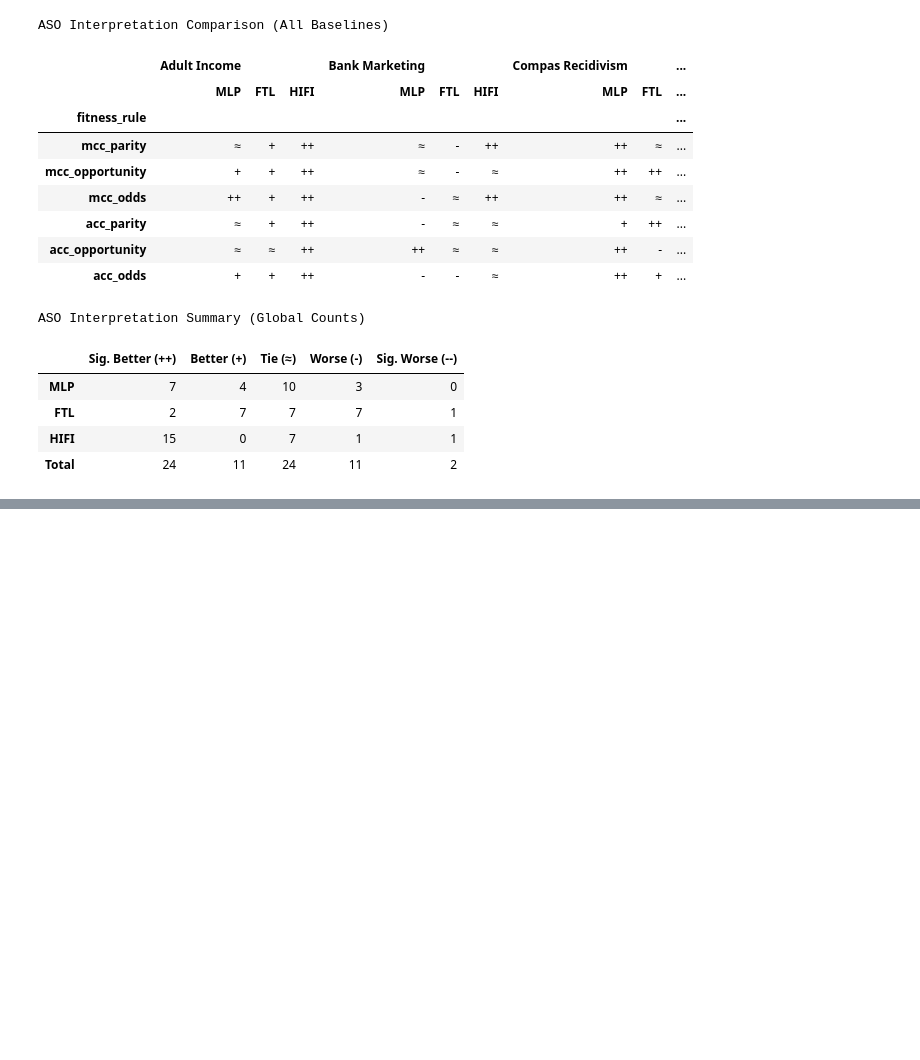
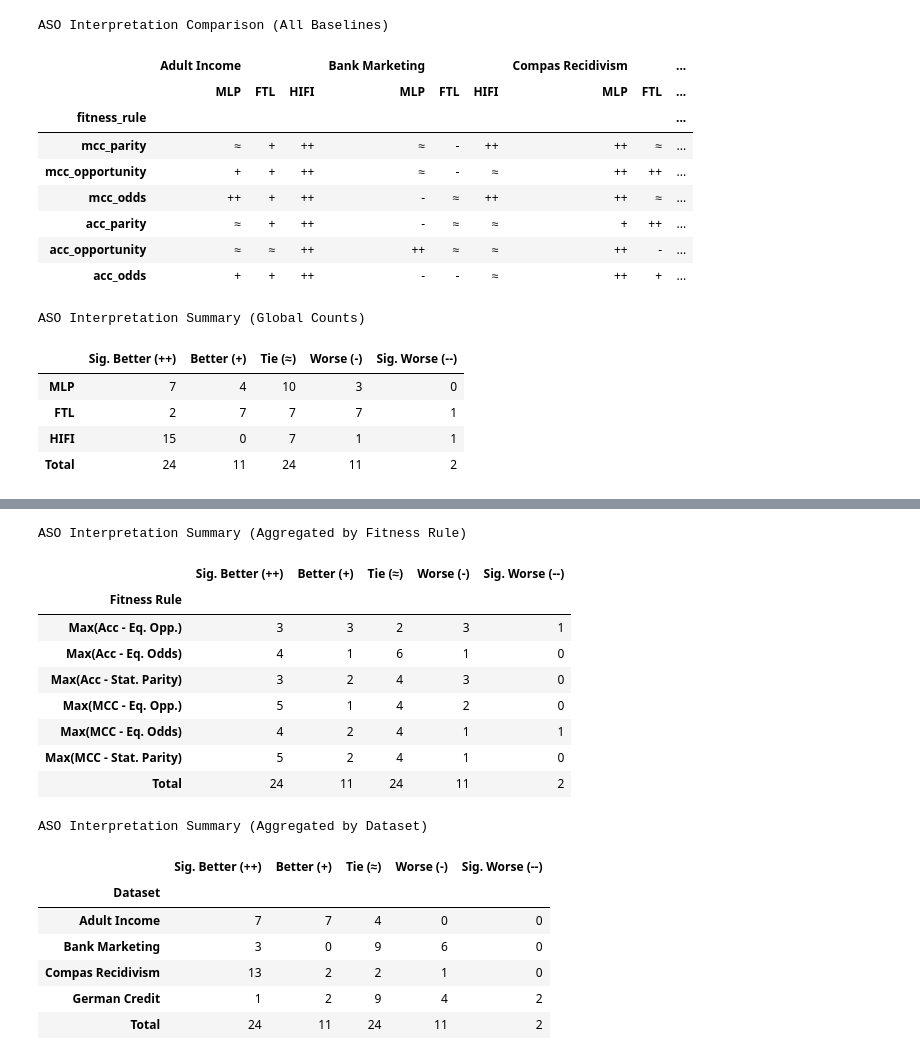
Before and after one commit to sabia-pesc/statistical-dependency-regularization, a Jupyter notebook: notebooks/main_results/generate_tables.ipynb, the cells around one changed output, grey strips where cells are left out. Cells and saved outputs as stored; diff of their text form; code cells hidden in the pictures; blank space fills up the shorter version.

```diff
--- a/notebooks/main_results/generate_tables.ipynb
+++ b/notebooks/main_results/generate_tables.ipynb
@@ -365,3 +487,60 @@ selected_columns = ['formatted_fitness', 'formatted_performance', 'formatted_fai
 for fitness_rule in fitness_rules:
     grouped_results.loc[fitness_rule][selected_columns].to_latex(f'tables/grouped_results_{fitness_rule}_crp.tex')
      #.to_latex(f'tables/grouped_results_{fitness_rule}_crp.tex', columns=selected_columns))
+# %%
+# Resumos de interpretação ASO agregados por fitness_rule e por dataset
+
+# Concatena todos os dados ASO em um único DataFrame
+all_aso_df = pd.concat([v.assign(Baseline=k) for k, v in all_aso_data.items()])
+
+# Ordem das interpretações e rótulos
+interpretation_order = ['significantly_better', 'better', 'tie', 'worse', 'significantly_worse']
+interpretation_labels = ['Sig. Better (++)', 'Better (+)', 'Tie (≈)', 'Worse (-)', 'Sig. Worse (--)']
+
+# Agregado por fitness_rule
+fitness_summary = (
+    all_aso_df.groupby('fitness_rule')['interpretation']
+    .value_counts()
+    .unstack(fill_value=0)
+)
+fitness_summary = fitness_summary.reindex(columns=interpretation_order, fill_value=0)
+fitness_summary.columns = interpretation_labels
+fitness_summary.index.name = 'Fitness Rule'
+fitness_summary = fitness_summary.rename(index=fitness_rules_abvr)
+fitness_summary.loc['Total'] = fitness_summary.sum()
+fitness_summary.to_latex('tables/aso_interpretation_summary_fitness_rule.tex')
+print('ASO Interpretation Summary (Aggregated by Fitness Rule)')
+display(fitness_summary)
+
+# Agregado por dataset
+dataset_summary = (
+    all_aso_df.groupby('dataset')['interpretation']
+    .value_counts()
+    .unstack(fill_value=0)
+)
+dataset_summary = dataset_summary.reindex(columns=interpretation_order, fill_value=0)
+dataset_summary.columns = interpretation_labels
+dataset_summary.index.name = 'Dataset'
+dataset_summary.loc['Total'] = dataset_summary.sum()
+dataset_summary.to_latex('tables/aso_interpretation_summary_dataset.tex')
+print('ASO Interpretation Summary (Aggregated by Dataset)')
+display(dataset_summary)
+# %% [output]
+ASO Interpretation Summary (Aggregated by Fitness Rule)
+|  | Sig. Better (++) | Better (+) | Tie (≈) | Worse (-) | Sig. Worse (--) |
+| Fitness Rule |  |  |  |  |  |
+| Max(Acc - Eq. Opp.) | 3 | 3 | 2 | 3 | 1 |
+| Max(Acc - Eq. Odds) | 4 | 1 | 6 | 1 | 0 |
+| Max(Acc - Stat. Parity) | 3 | 2 | 4 | 3 | 0 |
+| Max(MCC - Eq. Opp.) | 5 | 1 | 4 | 2 | 0 |
+| Max(MCC - Eq. Odds) | 4 | 2 | 4 | 1 | 1 |
+| Max(MCC - Stat. Parity) | 5 | 2 | 4 | 1 | 0 |
+| Total | 24 | 11 | 24 | 11 | 2 |
+ASO Interpretation Summary (Aggregated by Dataset)
+|  | Sig. Better (++) | Better (+) | Tie (≈) | Worse (-) | Sig. Worse (--) |
+| Dataset |  |  |  |  |  |
+| Adult Income | 7 | 7 | 4 | 0 | 0 |
+| Bank Marketing | 3 | 0 | 9 | 6 | 0 |
+| Compas Recidivism | 13 | 2 | 2 | 1 | 0 |
+| German Credit | 1 | 2 | 9 | 4 | 2 |
+| Total | 24 | 11 | 24 | 11 | 2 |
```
Also changed, not shown: parts of 6 cells of this notebook, 27 other files.
